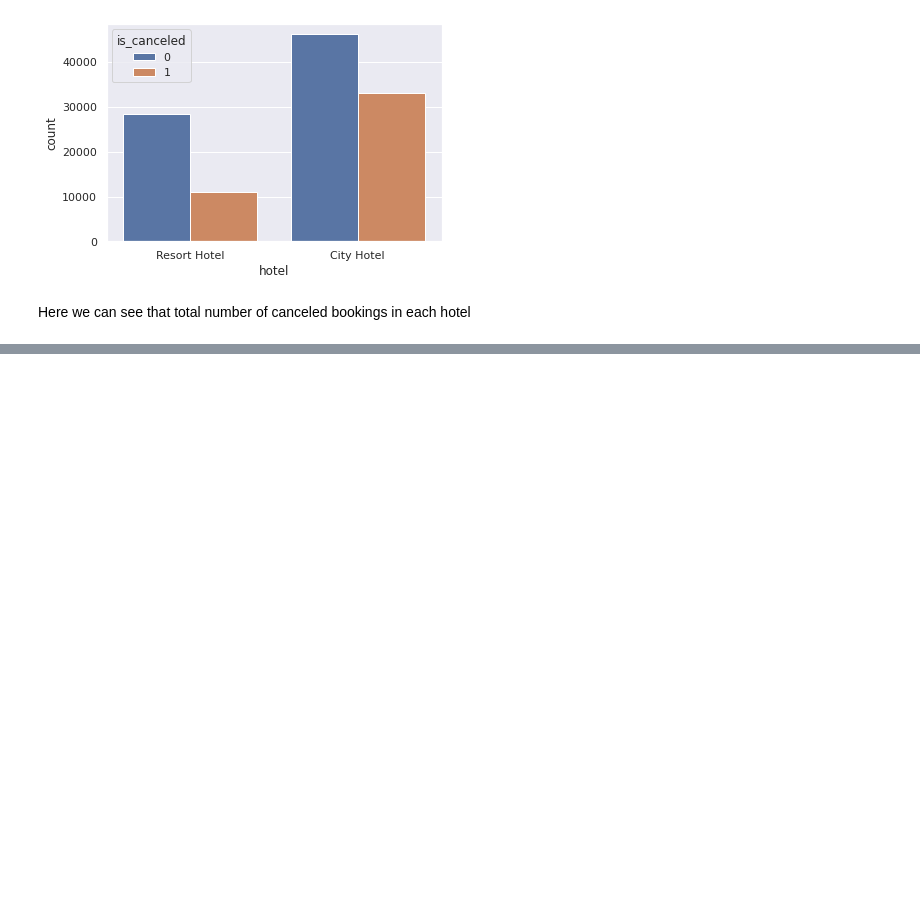
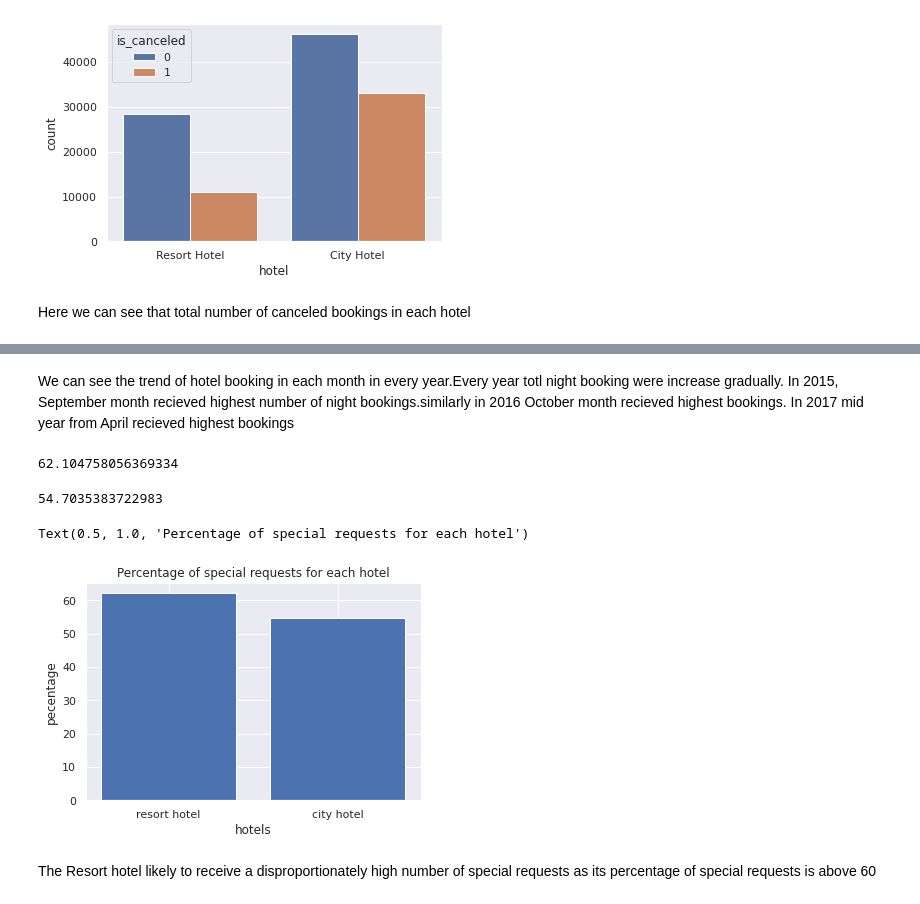
Before and after one commit to shivakumar17/hotel-booking, a Jupyter notebook: Copy_of_Hotel_Booking_Analysis_Capstone_Project.ipynb, the cells around one changed output, grey strips where cells are left out. Saved outputs shown, nothing was run; the diff lists cells and outputs as text; code cells hidden in the pictures; blank space fills up the shorter version.

```diff
--- a/Copy_of_Hotel_Booking_Analysis_Capstone_Project.ipynb
+++ b/Copy_of_Hotel_Booking_Analysis_Capstone_Project.ipynb
@@ -175,0 +182,3 @@ Here we can see that total number of canceled bookings in each hotel
+# %%
+df['arrival_date_month'].replace({'July':7, 'August':8, 'September':9, 'October':10, 'November':11, 'December':12,
+       'January':1, 'February':2, 'March':3, 'April':4, 'May':5, 'June':6},inplace=True)
@@ -175,0 +272,23 @@ Here we can see that total number of canceled bookings in each hotel
+# %% [markdown]
+We can see the trend of hotel booking in each month in every year.Every year totl night booking were increase gradually.
+In 2015, September month recieved highest number of night bookings.similarly in 2016 October month recieved highest bookings. In 2017 mid year from April recieved highest bookings
+# %%
+per_spec_resort=df[df['hotel']=='Resort Hotel']['total_of_special_requests'].sum()/len(df[df['hotel']=='Resort Hotel'])*100
+per_spec_resort
+# %% [output]
+62.104758056369334
+# %%
+per_spec_city=df[df['hotel']=='City Hotel']['total_of_special_requests'].sum()/len(df[df['hotel']=='City Hotel'])*100
+per_spec_city
+# %% [output]
+54.7035383722983
+# %%
+plt.bar(x=['resort hotel','city hotel'],height=[per_spec_resort,per_spec_city])
+plt.xlabel('hotels')
+plt.ylabel('pecentage')
+plt.title('Percentage of special requests for each hotel')
+# %% [output]
+Text(0.5, 1.0, 'Percentage of special requests for each hotel')
+[figure, added]
+# %% [markdown]
+The Resort hotel likely to receive a disproportionately high number of special requests as its percentage of special requests is above 60
```
Also changed, not shown: parts of 9 cells of this notebook.
